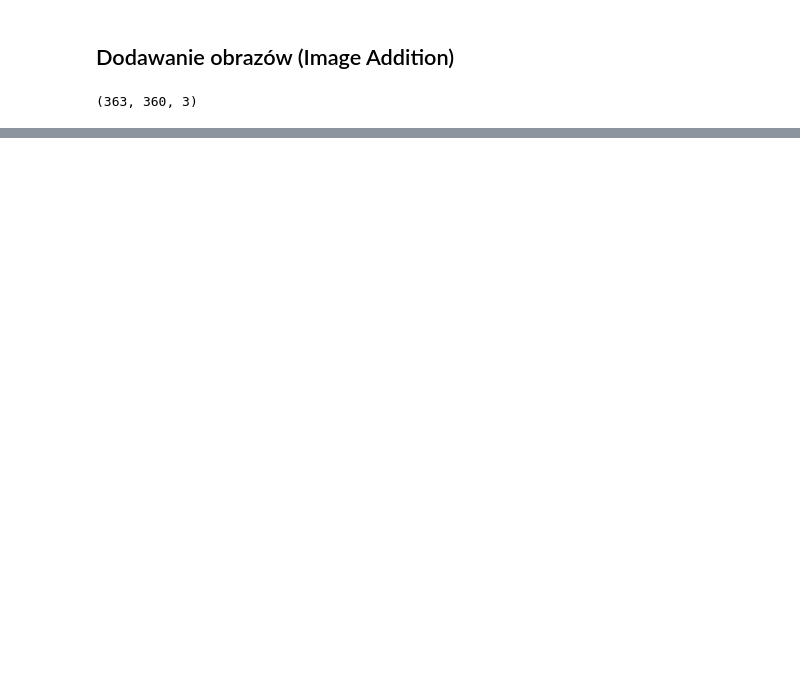
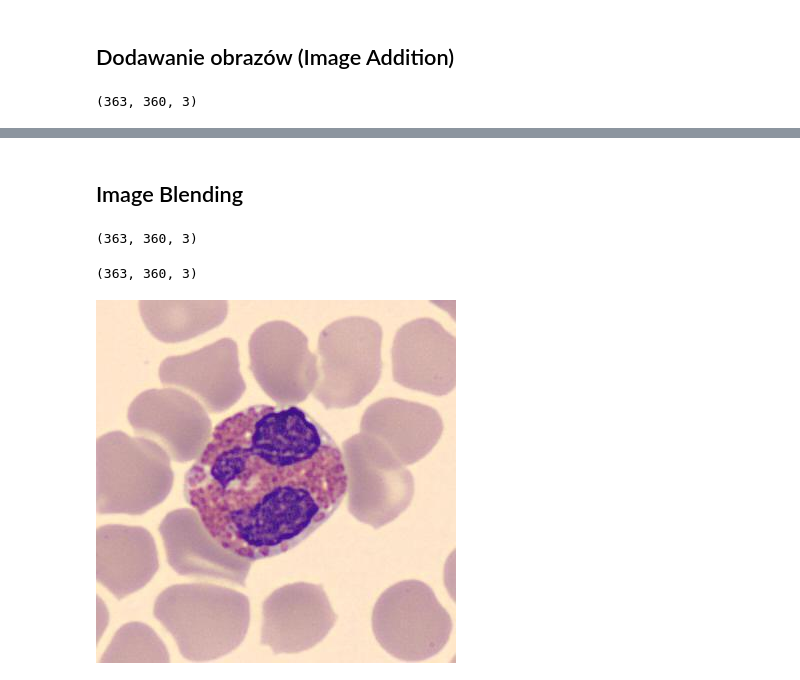
Before and after one commit to krugerangelika/computer-vision, a Jupyter notebook: Blood.ipynb, the cells around one changed output, grey strips where cells are left out. Cells and saved outputs as stored; diff of their text form; code cells hidden in the pictures; blank space fills up the shorter version.

```diff
--- a/Blood.ipynb
+++ b/Blood.ipynb
@@ -129,0 +130,21 @@ cv2_imshow(add_img)
+# %% [markdown]
+## Image Blending
+# %%
+# wczytanie zdjęć
+img1 = cv2.imread(filename='eosinophil000.jpg')
+img2 = cv2.imread(filename='basophil000.jpg')
+# %%
+# weryfikacja rozmiarów zdjęć
+img1.shape
+# %% [output]
+(363, 360, 3)
+# %%
+# weryfikacja rozmiarów zdjęć
+img2.shape
+# %% [output]
+(363, 360, 3)
+# %%
+# wyświetlenie zdjęcia img1
+cv2_imshow(img1)
+# %% [output]
+[figure, added]
```
Also changed, not shown: parts of 27 cells of this notebook.
